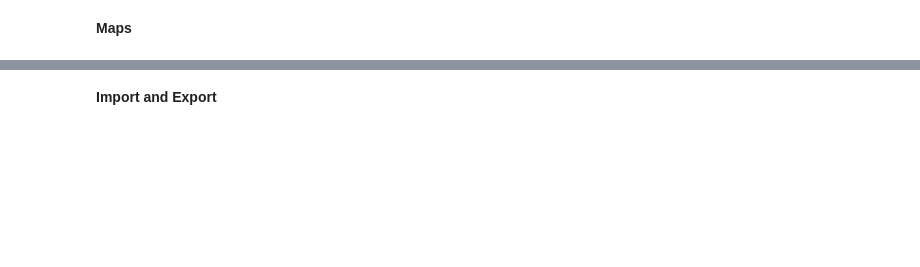
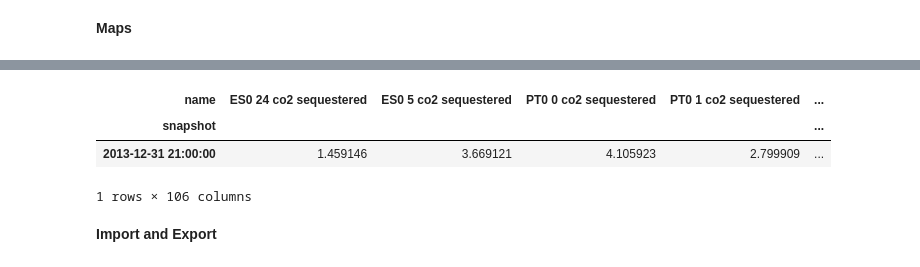
Before and after one commit to FrugisRoss/pypsa-eur, a Jupyter notebook: SectorCoupled_Plotting.ipynb, the cells around one changed output, grey strips where cells are left out. Saved outputs shown, nothing was run; the diff lists cells and outputs as text; code cells hidden in the pictures; blank space fills up the shorter version.

```diff
--- a/SectorCoupled_Plotting.ipynb
+++ b/SectorCoupled_Plotting.ipynb
@@ -900,0 +1424,7 @@ plot_methanol_production_map(n_2035, config_plotting, label_to_colors)
+# %%
+n_base.stores_t.e.loc[:, n_base.stores.index.str.contains('sequestered')].tail(1).loc[:, (n_base.stores_t.e != 0).any()] / 10**6
+# %% [output]
+| name | ES0 24 co2 sequestered | ES0 5 co2 sequestered | PT0 0 co2 sequestered | PT0 1 co2 sequestered | ... |
+| snapshot |  |  |  |  | ... |
+| 2013-12-31 21:00:00 | 1.459146 | 3.669121 | 4.105923 | 2.799909 | ... |
+1 rows × 106 columns
```
Also changed, not shown: parts of 35 cells of this notebook, 6 other files.
